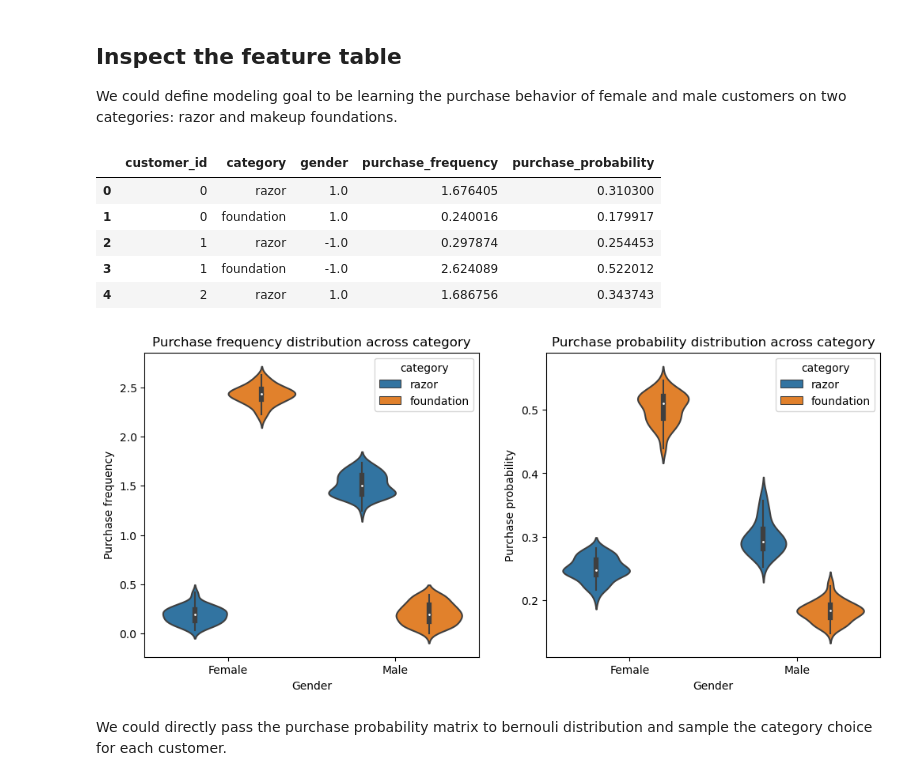
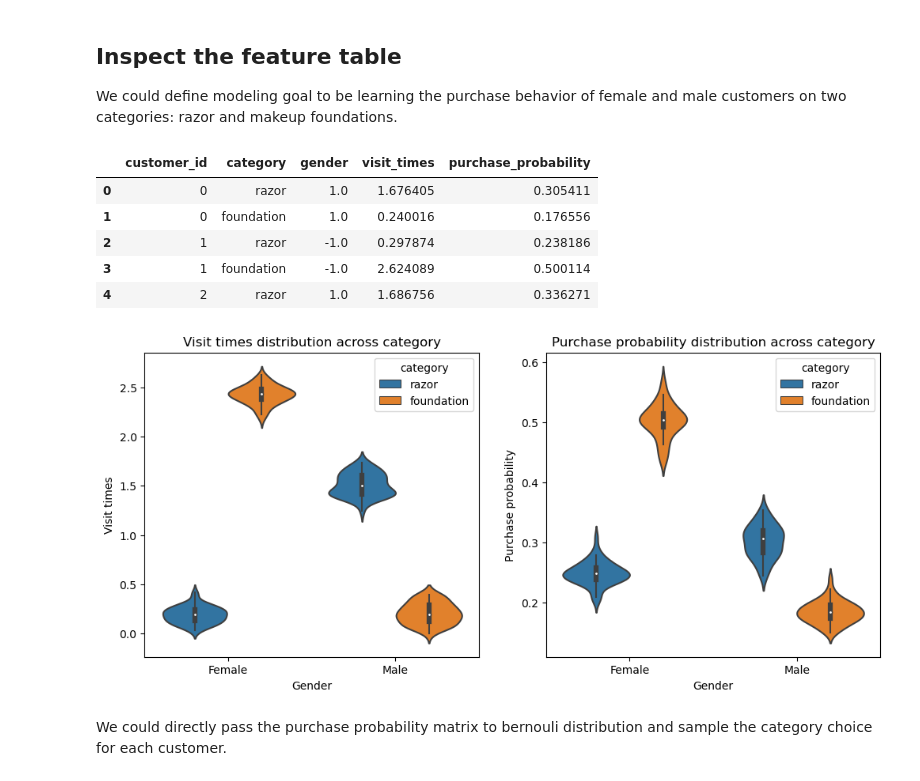
Before and after one commit to YuXia-SR/numpyro-example, a Jupyter notebook: notebooks/snack_learn.ipynb, the cells around one changed output. Drawn from its saved outputs; the diff is of its cells as text; code cells hidden in the pictures.

```diff
--- a/notebooks/snack_learn.ipynb
+++ b/notebooks/snack_learn.ipynb
@@ -68,15 +68,15 @@ def generate_global_features(n_category, n_customer, normal_dist = [(1.5, 0.1),(
     # odd index -> male, even index -> female
     gender_array = jnp.array([jnp.array([1]) if i % 2 == 0 else jnp.array([-1]) for i in range(n_customer)])
     # if the customer is a male
-    # 1. his purchase frequency of foundations is sampling from a normal distribution with mean 0.2 and std 0.1
-    # 2. his purchase frequency of razor is sampling from a normal distribution with mean 1.5 and std 0.1
+    # 1. his visit times of foundations is sampling from a normal distribution with mean 0.2 and std 0.1
+    # 2. his visit times of razor is sampling from a normal distribution with mean 1.5 and std 0.1
     # if the customer is a female
-    # 1. her purchase frequency of foundations is sampling from a normal distribution with mean 2.4 and std 0.1
-    # 2. her purchase frequency of razor is sampling from a normal distribution with mean 0.2 and std 0.1
-    category_freq_array = jnp.array([jnp.array([[np.random.normal(*normal_dist[0])], [np.random.normal(*normal_dist[1])]]) if i % 2 == 0 \
+    # 1. her visit times of foundations is sampling from a normal distribution with mean 2.4 and std 0.1
+    # 2. her visit times of razor is sampling from a normal distribution with mean 0.2 and std 0.1
+    category_visit_array = jnp.array([jnp.array([[np.random.normal(*normal_dist[0])], [np.random.normal(*normal_dist[1])]]) if i % 2 == 0 \
                                      else jnp.array([[np.random.normal(*normal_dist[2])], [np.random.normal(*normal_dist[3])]]) for i in range(n_customer)])
 
-    global_feature = jnp.concatenate([gender_array.repeat(2, axis=0).reshape(n_customer, n_category, 1), category_freq_array], axis=-1)
+    global_feature = jnp.concatenate([gender_array.repeat(2, axis=0).reshape(n_customer, n_category, 1), category_visit_array], axis=-1)
     return global_feature
 np.random.seed(0)
 n_customer_test = 100
@@ -85,10 +85,10 @@ test_global_feature = generate_global_features(n_category, n_customer_test)
 # %%
 def convert_global_feature_to_df(global_feature, categories):
     n_customer, n_category, _ = global_feature.shape
-    examine_data = pd.DataFrame(jnp.concatenate([global_feature[:, i, :] for i in range(len(categories))]), columns=['gender', 'purchase_frequency'])
+    examine_data = pd.DataFrame(jnp.concatenate([global_feature[:, i, :] for i in range(len(categories))]), columns=['gender', 'visit_times'])
     examine_data.loc[:, 'customer_id'] = np.tile(np.arange(n_customer), n_category)
     examine_data.loc[:, 'category'] = np.repeat(categories, n_customer)
-    examine_data = examine_data.loc[:, ['customer_id', 'category', 'gender', 'purchase_frequency']].sort_values(by='customer_id', ignore_index=True)
+    examine_data = examine_data.loc[:, ['customer_id', 'category', 'gender', 'visit_times']].sort_values(by='customer_id', ignore_index=True)
     return examine_data
 global_feature_df = convert_global_feature_to_df(global_feature, ['razor', 'foundation'])
 # %%
@@ -132,16 +132,16 @@ We could define modeling goal to be learning the purchase behavior of female and
 feature_table = global_feature_df.merge(purchase_prob_df)
 feature_table.head()
 # %% [output]
-|  | customer_id | category | gender | purchase_frequency | purchase_probability |
-| 0 | 0 | razor | 1.0 | 1.676405 | 0.310300 |
-| 1 | 0 | foundation | 1.0 | 0.240016 | 0.179917 |
-| 2 | 1 | razor | -1.0 | 0.297874 | 0.254453 |
-| 3 | 1 | foundation | -1.0 | 2.624089 | 0.522012 |
-| 4 | 2 | razor | 1.0 | 1.686756 | 0.343743 |
+|  | customer_id | category | gender | visit_times | purchase_probability |
+| 0 | 0 | razor | 1.0 | 1.676405 | 0.305411 |
+| 1 | 0 | foundation | 1.0 | 0.240016 | 0.176556 |
+| 2 | 1 | razor | -1.0 | 0.297874 | 0.238186 |
+| 3 | 1 | foundation | -1.0 | 2.624089 | 0.500114 |
+| 4 | 2 | razor | 1.0 | 1.686756 | 0.336271 |
 # %%
 def plot_distribution_from_df(data, target_column, ax):
     sns.violinplot(data, x='gender', y=target_column, hue='category', ax=ax)
-    target_column = 'Purchase frequency' if target_column == 'purchase_frequency' else 'Purchase probability'
+    target_column = 'Visit times' if target_column == 'visit_times' else 'Purchase probability'
     ax.set_xticks([0, 1])
     ax.set_xticklabels(['Female', 'Male'])
     ax.set_xlabel('Gender')
@@ -149,10 +149,10 @@ def plot_distribution_from_df(data, target_column, ax):
     ax.set_title(f'{target_column} distribution across category')
 # %%
 f, ax = plt.subplots(1, 2, figsize=(12, 5))
-plot_distribution_from_df(feature_table, 'purchase_frequency', ax[0])
+plot_distribution_from_df(feature_table, 'visit_times', ax[0])
 plot_distribution_from_df(feature_table, 'purchase_probability', ax[1])
 # %% [output]
-[figure, old version]
+[figure, new version]
 # %% [markdown]
 We could directly pass the purchase probability matrix to bernouli distribution and sample the category choice for each customer.
 # %%
```
Also changed, not shown: parts of 10 cells of this notebook, 4 other files.
